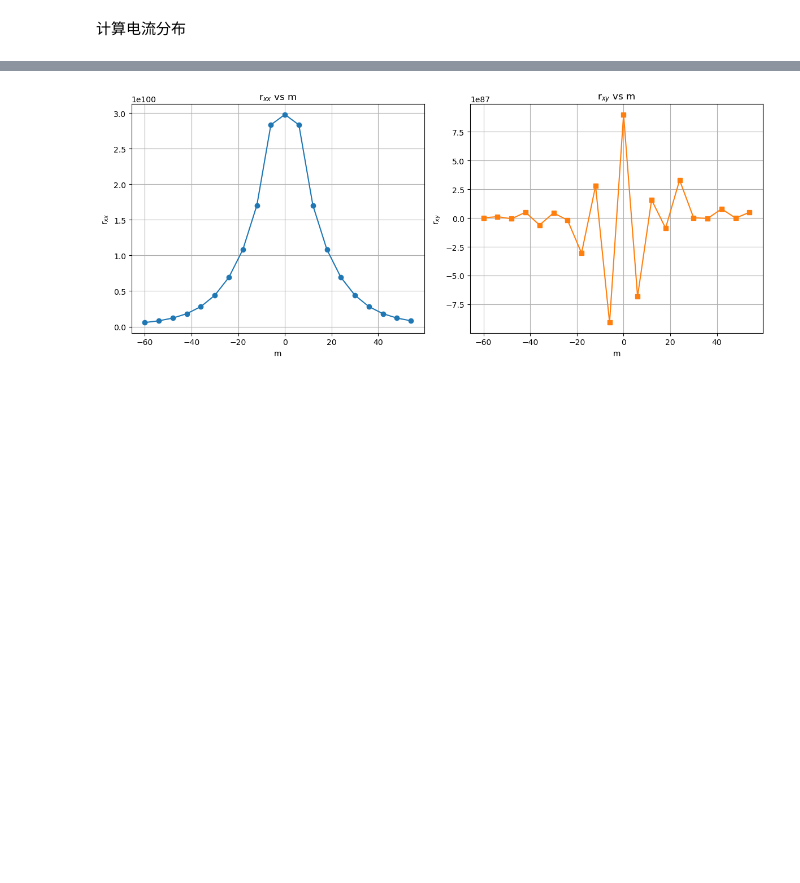
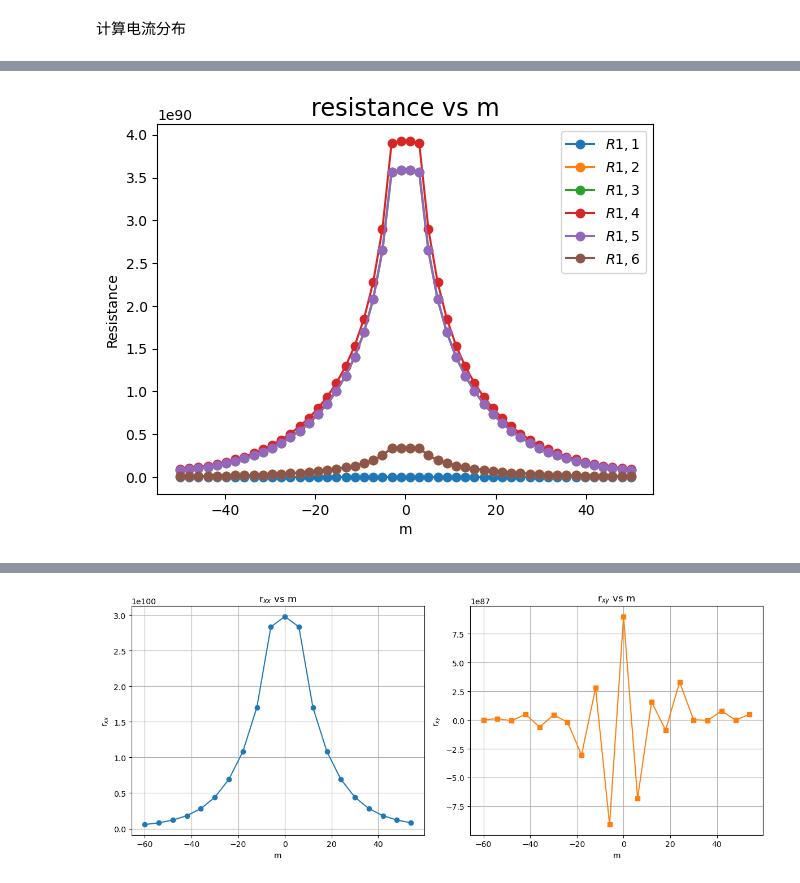
Before and after one commit to Xky123ff/GIT--DEMO, a Jupyter notebook: 1DEG/1DEG (square).ipynb, the cells around one changed output, grey strips where cells are left out. Cells and saved outputs as stored; diff of their text form; code cells hidden in the pictures; blank space fills up the shorter version.

```diff
--- a/1DEG/1DEG (square).ipynb
+++ b/1DEG/1DEG (square).ipynb
@@ -161,0 +245,34 @@ def resistance_xy(tmatrix):
+# %%
+data=[]
+syst=make_syst(60,300)
+m_range=np.linspace(-50,50,num=50)
+for m_value in m_range:
+    tmatrix = kwant.smatrix(syst, 9.0,params=dict(m=m_value))
+    data.append(tmatrix.conductance_matrix())
+
+# cost around 2 mins
+# %%
+# One m, one resistance
+r=[]
+def rMplot_m(m_list, data, lead1=2,lead2=5, ptitle='resistance vs m'):
+    current = [1, 0, 0, -1, 0, 0]
+    rx=[]
+    for i in range(data.shape[0]):
+        voltage = find_voltages(data[i],current)
+        rx.append(voltage[lead1-1]-voltage[lead2-1])
+    r.append(rx[49])
+    plt.plot(m_list,rx,'-o', label=f'$R {lead1},{lead2}$')
+
+    plt.title(ptitle, size='xx-large')
+    plt.xlabel('m')
+    plt.ylabel('Resistance')
+    plt.legend()
+# double 3
+rMplot_m(m_range,np.array(data),1,1)
+rMplot_m(m_range,np.array(data),1,2)
+rMplot_m(m_range,np.array(data),1,3)
+rMplot_m(m_range,np.array(data),1,4)
+rMplot_m(m_range,np.array(data),1,5)
+rMplot_m(m_range,np.array(data),1,6)
+# %% [output]
+[figure, added]
```
Also changed, not shown: parts of 9 cells of this notebook, 1 other file.
